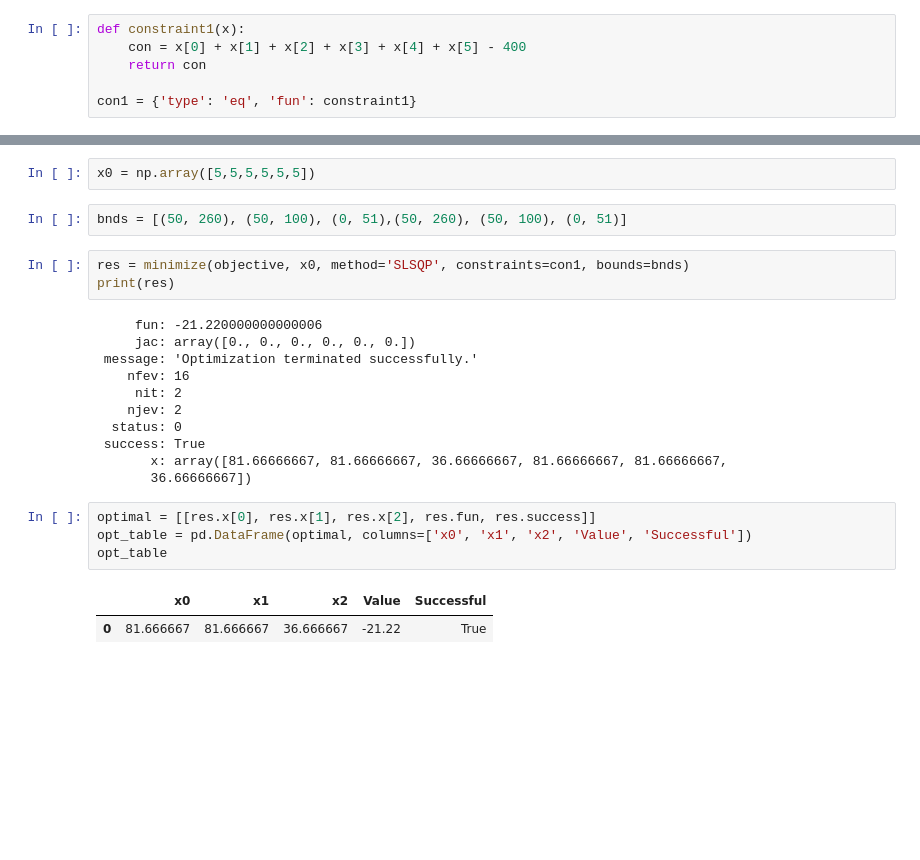
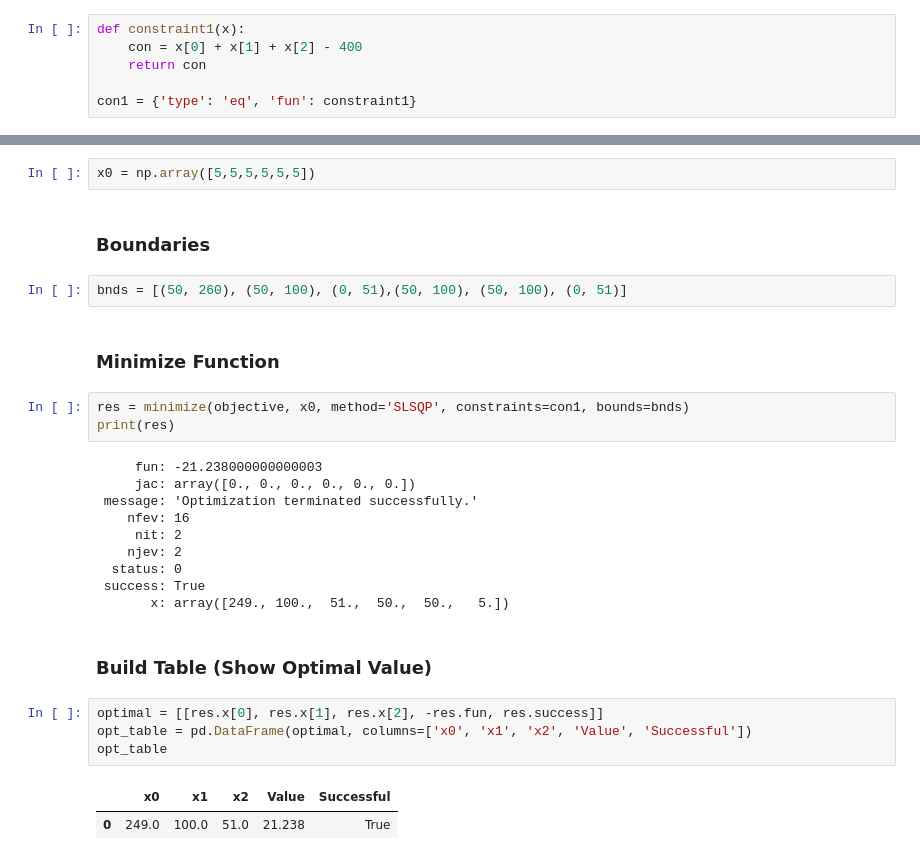
Before and after one commit to anthonymelson/portfolio, a Jupyter notebook: PredictThenOptimizeLinReg.ipynb, the cells around one changed output, grey strips where cells are left out. Saved outputs shown, nothing was run; the diff lists cells and outputs as text; blank space fills up the shorter version.

```diff
--- a/PredictThenOptimizeLinReg.ipynb
+++ b/PredictThenOptimizeLinReg.ipynb
@@ -277,6 +281,6 @@ objective([5,5,5,5,5,5])
 # %%
 def constraint1(x):
-    con = x[0] + x[1] + x[2] + x[3] + x[4] + x[5] - 400
+    con = x[0] + x[1] + x[2] - 400
     return con
 
 con1 = {'type': 'eq', 'fun': constraint1}
@@ -283,12 +289,16 @@ con1 = {'type': 'eq', 'fun': constraint1}
 # %%
 x0 = np.array([5,5,5,5,5,5])
+# %% [markdown]
+### Boundaries
 # %%
-bnds = [(50, 260), (50, 100), (0, 51),(50, 260), (50, 100), (0, 51)]
+bnds = [(50, 260), (50, 100), (0, 51),(50, 100), (50, 100), (0, 51)]
+# %% [markdown]
+### Minimize Function
 # %%
 res = minimize(objective, x0, method='SLSQP', constraints=con1, bounds=bnds)
 print(res)
 # %% [output]
-     fun: -21.220000000000006
+     fun: -21.238000000000003
      jac: array([0., 0., 0., 0., 0., 0.])
  message: 'Optimization terminated successfully.'
     nfev: 16
@@ -296,12 +306,13 @@ print(res)
     njev: 2
   status: 0
  success: True
-       x: array([81.66666667, 81.66666667, 36.66666667, 81.66666667, 81.66666667,
-       36.66666667])
+       x: array([249., 100.,  51.,  50.,  50.,   5.])
+# %% [markdown]
+### Build Table (Show Optimal Value)
 # %%
-optimal = [[res.x[0], res.x[1], res.x[2], res.fun, res.success]]
+optimal = [[res.x[0], res.x[1], res.x[2], -res.fun, res.success]]
 opt_table = pd.DataFrame(optimal, columns=['x0', 'x1', 'x2', 'Value', 'Successful'])
 opt_table
 # %% [output]
 |  | x0 | x1 | x2 | Value | Successful |
-| 0 | 81.666667 | 81.666667 | 36.666667 | -21.22 | True |
+| 0 | 249.0 | 100.0 | 51.0 | 21.238 | True |
```
Also changed, not shown: parts of 4 cells of this notebook.
